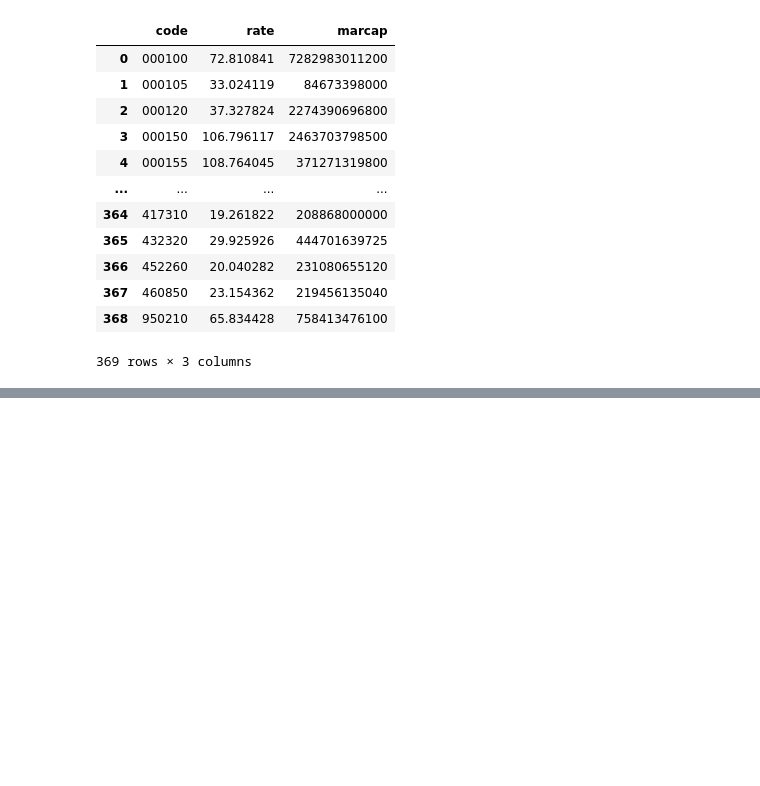
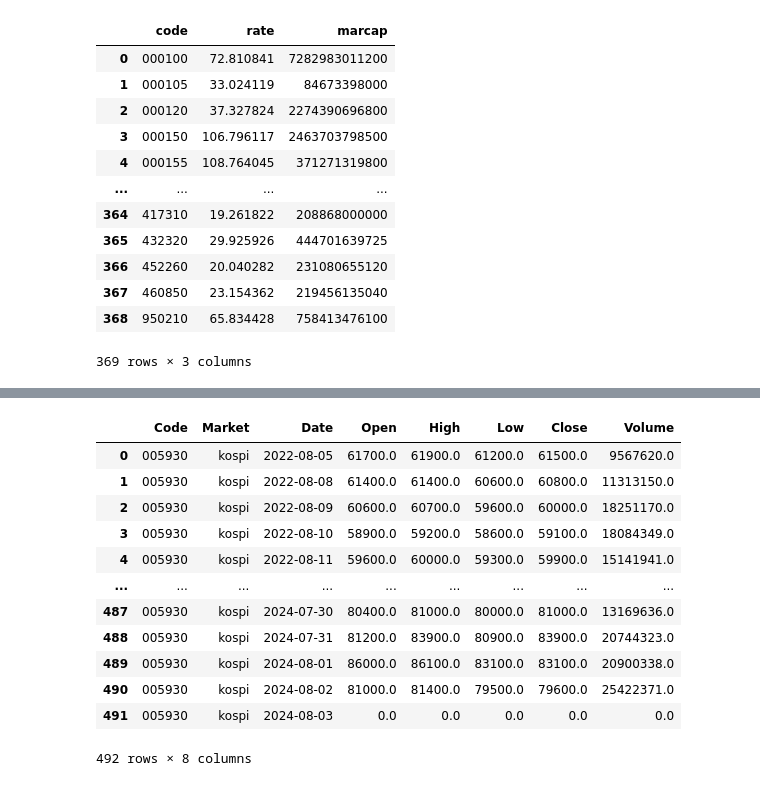
Before and after one commit to eisthf/market_analysis, a Jupyter notebook: test.ipynb, the cells around one changed output, grey strips where cells are left out. Cells and saved outputs as stored; diff of their text form; code cells hidden in the pictures; blank space fills up the shorter version.

```diff
--- a/test.ipynb
+++ b/test.ipynb
@@ -77,0 +107,17 @@ VBox(children=(HBox(children=(Button(description='Prev', icon='caret-left', styl
+# %%
+from datetime import timedelta, date
+get_ohlc(code='005930', end_date=date.today(), start_date=end_date-timedelta(days=365*2))
+# %% [output]
+|  | Code | Market | Date | Open | High | Low | Close | Volume |
+| 0 | 005930 | kospi | 2022-08-05 | 61700.0 | 61900.0 | 61200.0 | 61500.0 | 9567620.0 |
+| 1 | 005930 | kospi | 2022-08-08 | 61400.0 | 61400.0 | 60600.0 | 60800.0 | 11313150.0 |
+| 2 | 005930 | kospi | 2022-08-09 | 60600.0 | 60700.0 | 59600.0 | 60000.0 | 18251170.0 |
+| 3 | 005930 | kospi | 2022-08-10 | 58900.0 | 59200.0 | 58600.0 | 59100.0 | 18084349.0 |
+| 4 | 005930 | kospi | 2022-08-11 | 59600.0 | 60000.0 | 59300.0 | 59900.0 | 15141941.0 |
+| ... | ... | ... | ... | ... | ... | ... | ... | ... |
+| 487 | 005930 | kospi | 2024-07-30 | 80400.0 | 81000.0 | 80000.0 | 81000.0 | 13169636.0 |
+| 488 | 005930 | kospi | 2024-07-31 | 81200.0 | 83900.0 | 80900.0 | 83900.0 | 20744323.0 |
+| 489 | 005930 | kospi | 2024-08-01 | 86000.0 | 86100.0 | 83100.0 | 83100.0 | 20900338.0 |
+| 490 | 005930 | kospi | 2024-08-02 | 81000.0 | 81400.0 | 79500.0 | 79600.0 | 25422371.0 |
+| 491 | 005930 | kospi | 2024-08-03 | 0.0 | 0.0 | 0.0 | 0.0 | 0.0 |
+492 rows × 8 columns
```
Also changed, not shown: parts of 5 cells of this notebook, 2 other files.
